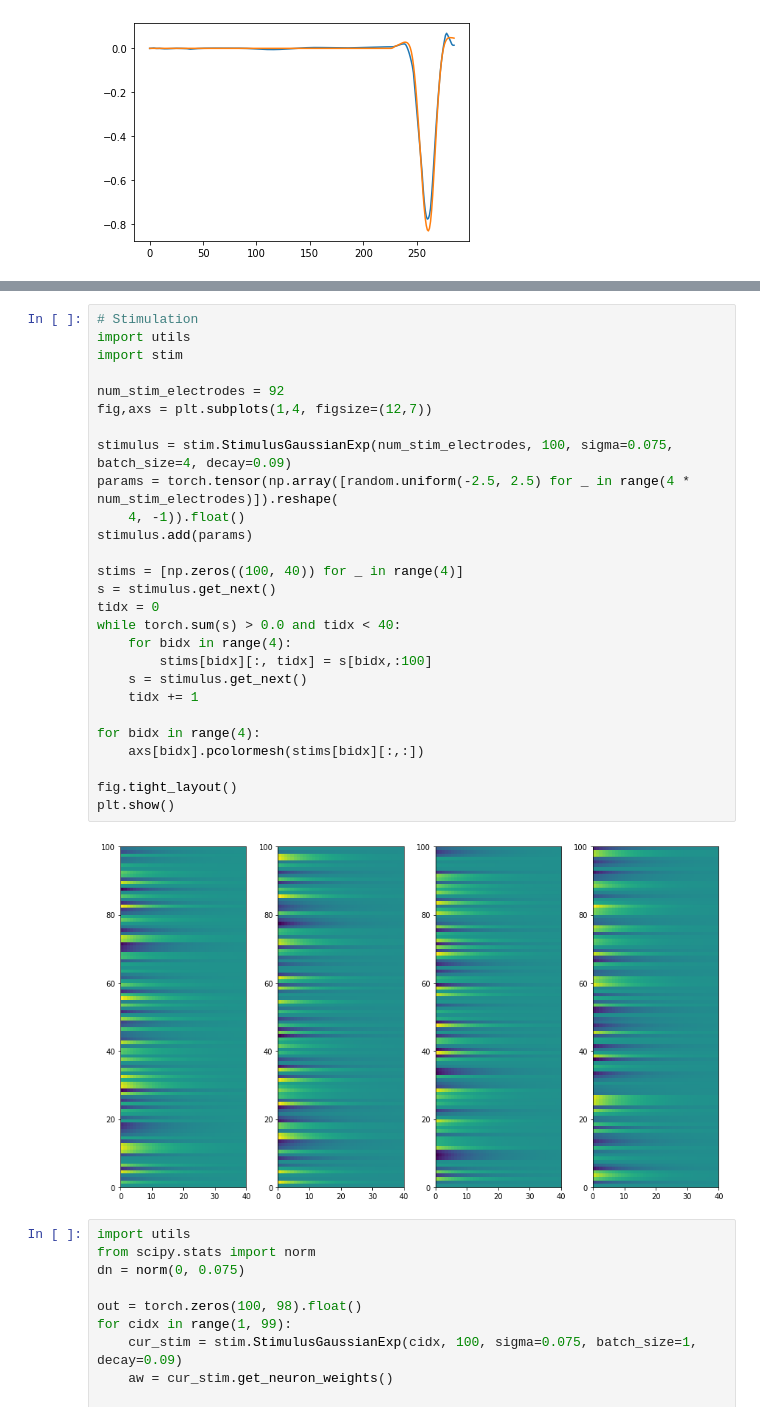
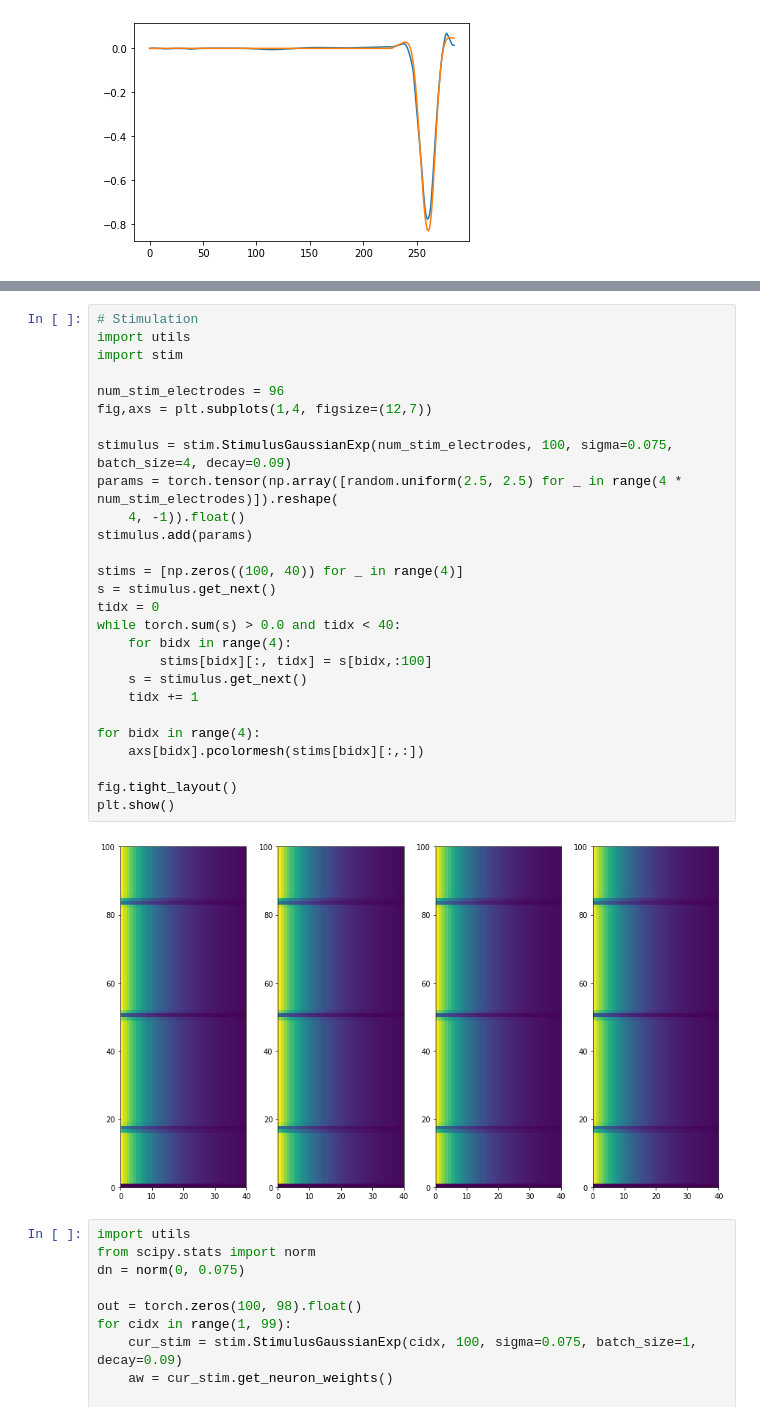
Before and after one commit to mmattb/coproc-poc, a Jupyter notebook: grasp-coproc.ipynb, the cells around one changed output, grey strips where cells are left out. Saved outputs shown, nothing was run; the diff lists cells and outputs as text.

```diff
--- a/grasp-coproc.ipynb
+++ b/grasp-coproc.ipynb
@@ -247,32 +234,32 @@ plt.show()
 # %%
 # Stimulation
 import utils
 import stim
 
-num_stim_electrodes = 92
+num_stim_electrodes = 96
 fig,axs = plt.subplots(1,4, figsize=(12,7))
 
 stimulus = stim.StimulusGaussianExp(num_stim_electrodes, 100, sigma=0.075, batch_size=4, decay=0.09)
-params = torch.tensor(np.array([random.uniform(-2.5, 2.5) for _ in range(4 * num_stim_electrodes)]).reshape(
+params = torch.tensor(np.array([random.uniform(2.5, 2.5) for _ in range(4 * num_stim_electrodes)]).reshape(
     4, -1)).float()
 stimulus.add(params)
 
 stims = [np.zeros((100, 40)) for _ in range(4)]
 s = stimulus.get_next()
 tidx = 0
 while torch.sum(s) > 0.0 and tidx < 40:
     for bidx in range(4):
         stims[bidx][:, tidx] = s[bidx,:100]
     s = stimulus.get_next()
     tidx += 1
 
 for bidx in range(4):
     axs[bidx].pcolormesh(stims[bidx][:,:])
 
 fig.tight_layout()
 plt.show()
 # %% [output]
-[figure, old version]
+[figure, new version]
 # %%
 import utils
 from scipy.stats import norm
```
Also changed, not shown: parts of 5 cells of this notebook, 1 other file.
